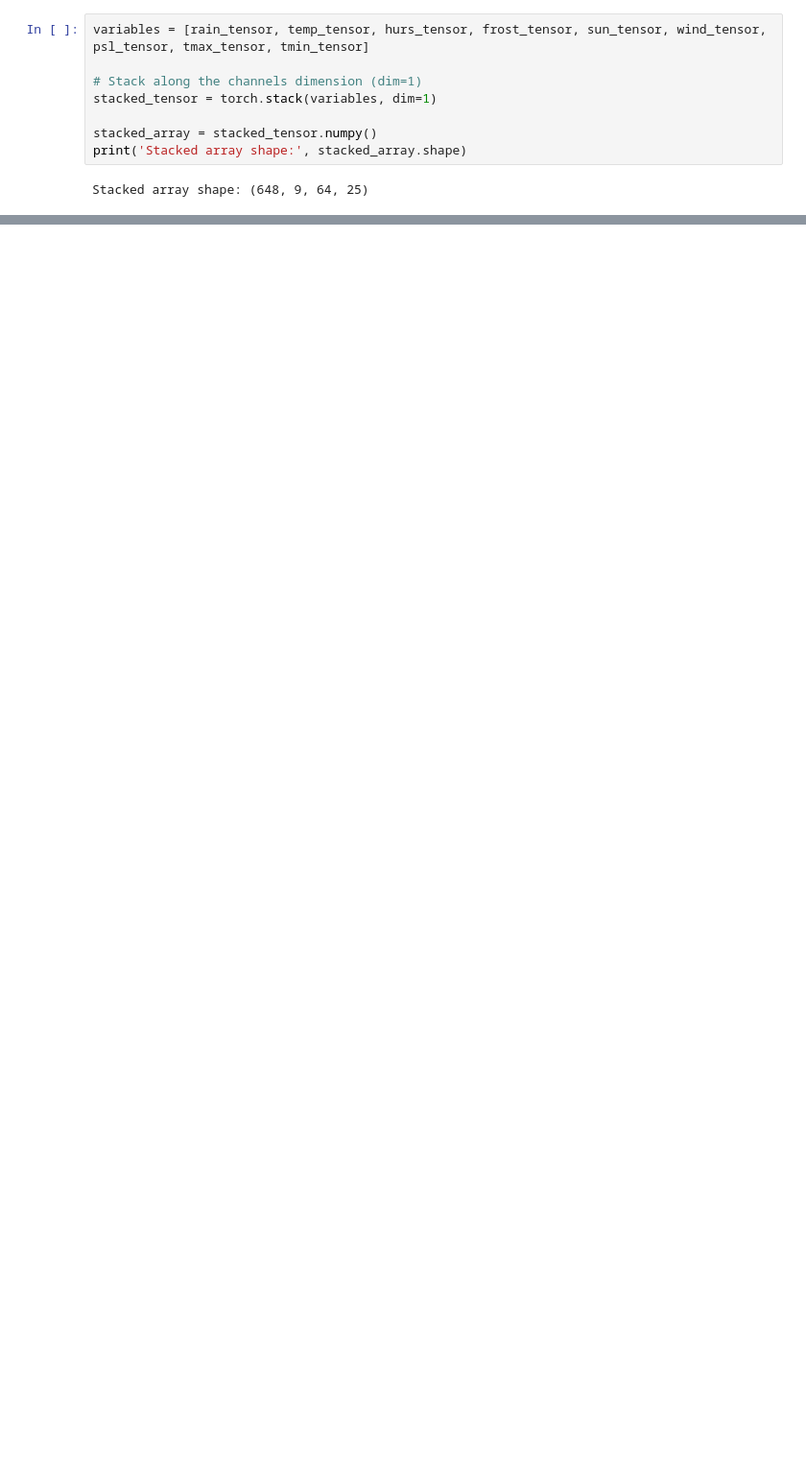
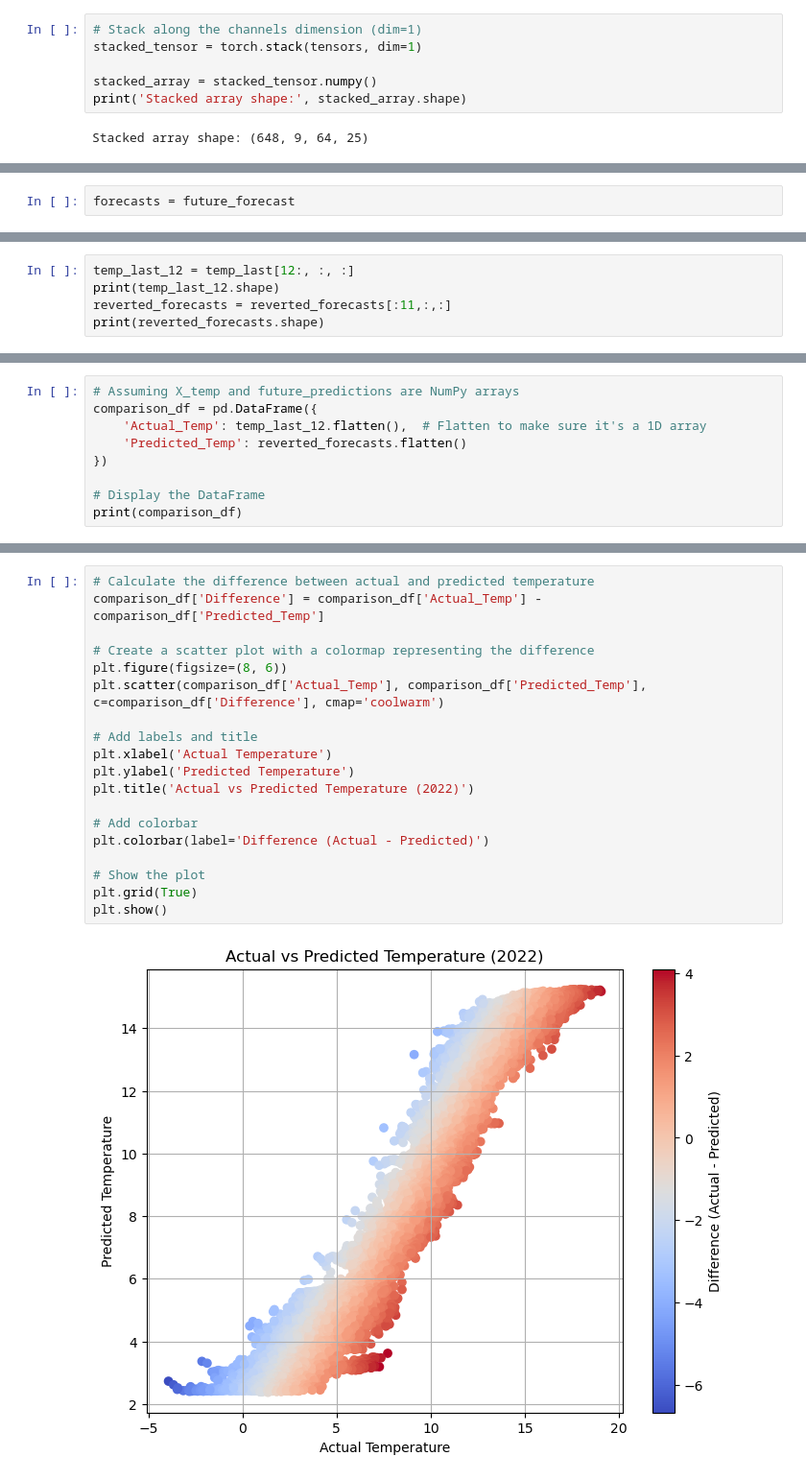
Before and after one commit to Iarla-Boyce/MSc-Project, a Jupyter notebook: Deep ConvLSTM Forecaster.ipynb, the cells around one changed output, grey strips where cells are left out. Shown: that part at 96% size. Drawn from its saved outputs; the diff is of its cells as text; blank space fills up the shorter version.

```diff
--- a/Deep ConvLSTM Forecaster.ipynb
+++ b/Deep ConvLSTM Forecaster.ipynb
@@ -160,8 +294,6 @@ tmin_tensor = torch.from_numpy(tmin_filled)
 # %%
-variables = [rain_tensor, temp_tensor, hurs_tensor, frost_tensor, sun_tensor, wind_tensor, psl_tensor, tmax_tensor, tmin_tensor]
-
 # Stack along the channels dimension (dim=1)
-stacked_tensor = torch.stack(variables, dim=1)
+stacked_tensor = torch.stack(tensors, dim=1)
 
 stacked_array = stacked_tensor.numpy()
 print('Stacked array shape:', stacked_array.shape)
@@ -552,0 +856,2 @@ print(f'Test MAE: {test_mae:.4f}')
+# %%
+forecasts = future_forecast
@@ -552,0 +876,5 @@ print(f'Test MAE: {test_mae:.4f}')
+# %%
+temp_last_12 = temp_last[12:, :, :]
+print(temp_last_12.shape)
+reverted_forecasts = reverted_forecasts[:11,:,:]
+print(reverted_forecasts.shape)
@@ -552,0 +884,9 @@ print(f'Test MAE: {test_mae:.4f}')
+# %%
+# Assuming X_temp and future_predictions are NumPy arrays
+comparison_df = pd.DataFrame({
+    'Actual_Temp': temp_last_12.flatten(),  # Flatten to make sure it's a 1D array
+    'Predicted_Temp': reverted_forecasts.flatten()
+})
+
+# Display the DataFrame
+print(comparison_df)
@@ -552,0 +927,21 @@ print(f'Test MAE: {test_mae:.4f}')
+# %%
+# Calculate the difference between actual and predicted temperature
+comparison_df['Difference'] = comparison_df['Actual_Temp'] - comparison_df['Predicted_Temp']
+
+# Create a scatter plot with a colormap representing the difference
+plt.figure(figsize=(8, 6))
+plt.scatter(comparison_df['Actual_Temp'], comparison_df['Predicted_Temp'], c=comparison_df['Difference'], cmap='coolwarm')
+
+# Add labels and title
+plt.xlabel('Actual Temperature')
+plt.ylabel('Predicted Temperature')
+plt.title('Actual vs Predicted Temperature (2022)')
+
+# Add colorbar
+plt.colorbar(label='Difference (Actual - Predicted)')
+
+# Show the plot
+plt.grid(True)
+plt.show()
+# %% [output]
+[figure, added]
```
Also changed, not shown: parts of 29 cells of this notebook, 3 other files.
